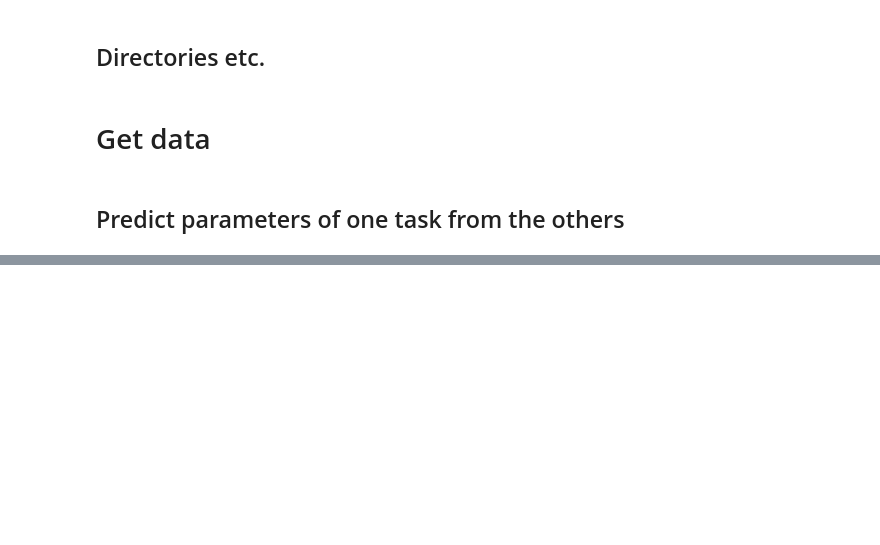
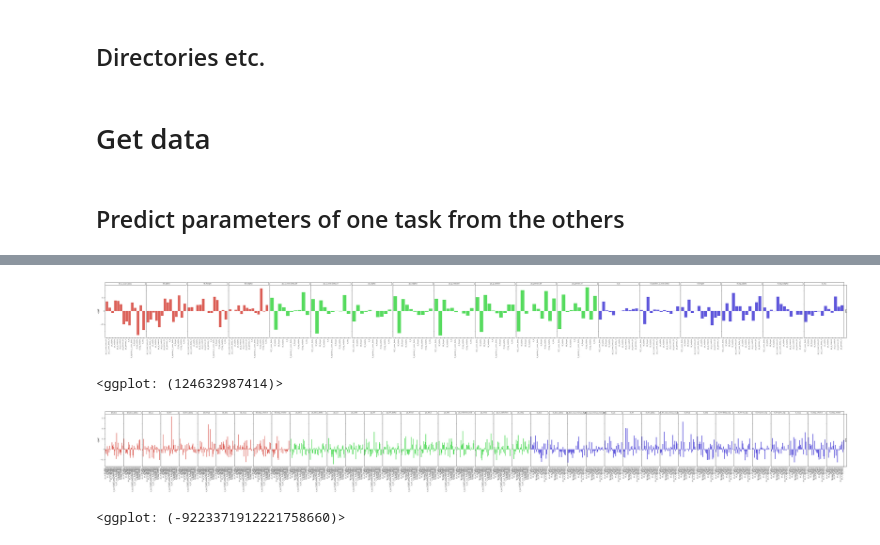
Before and after one commit to MariaEckstein/SLCN, a Jupyter notebook: models/MetaSLCN-7Plot4PredictTasksFromEachOther.ipynb, the cells around one changed output, grey strips where cells are left out. Cells and saved outputs as stored; diff of their text form; code cells hidden in the pictures; blank space fills up the shorter version.

```diff
--- a/models/MetaSLCN-7Plot4PredictTasksFromEachOther.ipynb
+++ b/models/MetaSLCN-7Plot4PredictTasksFromEachOther.ipynb
@@ -944,0 +229,27 @@ dat = all_data[all_data['rl_lrn-fix'] < 50]
+# %%
+def plot_coef(coef_dat, suf):
+
+    # Subset model with both tasks only (individual tasks are very similar)
+    sub = coef_dat.loc[coef_dat['pred_task'] == 'both']
+
+    gg.options.figure_size = (70, 5)
+    g = (gg.ggplot(sub, gg.aes('predictor', 'coef', fill='out_task'))
+         + gg.geom_bar(stat='identity')
+         + gg.labs(x='')
+         + gg.theme(axis_text_x=gg.element_text(rotation=90, hjust=1))
+         + gg.theme(legend_position='none')
+    #      + gg.facet_wrap('~ pred_task + outcome', scales='free_x', labeller='label_context')
+         + gg.facet_grid('pred_task ~ outcome', scales='free_x')
+        )
+
+    g.save(os.path.join(plot_save_path, '4_Predict{0}By{0}_coef_onlyboth.png'.format(suf)), limitsize=False)
+    return g
+
+# Use
+print(plot_coef(coef_dat_params, 'Params'))
+print(plot_coef(coef_dat_behav, 'Behav'))
+# %% [output]
+[figure, added]
+<ggplot: (124632987414)>
+[figure, added]
+<ggplot: (-9223371912221758660)>
```
Also changed, not shown: parts of 111 cells of this notebook, 18 other files.
